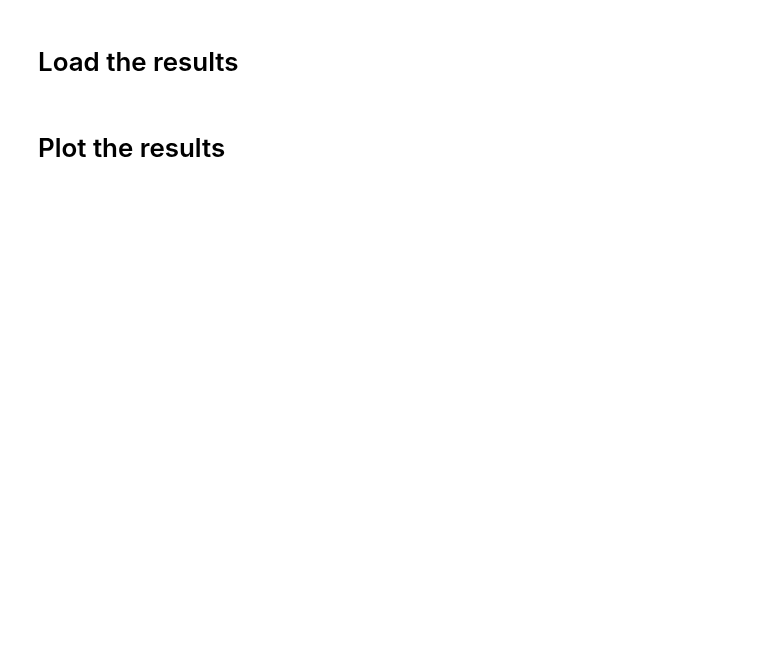
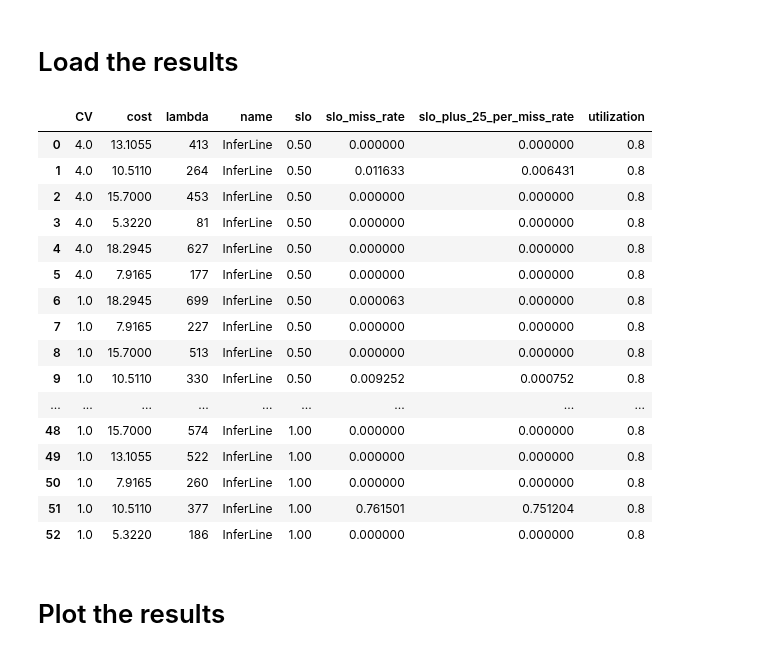
Before and after one commit to dcrankshaw/plots-model-comp-paper, a Jupyter notebook: plotting/system_comparison_plots_scratch.ipynb, the cells around one changed output. Drawn from its saved outputs; the diff is of its cells as text; code cells hidden in the pictures; blank space fills up the shorter version.

```diff
--- a/plotting/system_comparison_plots_scratch.ipynb
+++ b/plotting/system_comparison_plots_scratch.ipynb
@@ -21,5 +21,25 @@ df = system_comparison_plots.load_e2e_experiments()
 summary_fname = "results_summary.pkl"
 df.to_pickle(summary_fname)
 df = pd.read_pickle(summary_fname)
+# %%
+df
+# %% [output]
+|  | CV | cost | lambda | name | slo | slo_miss_rate | slo_plus_25_per_miss_rate | utilization |
+| 0 | 4.0 | 13.1055 | 413 | InferLine | 0.50 | 0.000000 | 0.000000 | 0.8 |
+| 1 | 4.0 | 10.5110 | 264 | InferLine | 0.50 | 0.011633 | 0.006431 | 0.8 |
+| 2 | 4.0 | 15.7000 | 453 | InferLine | 0.50 | 0.000000 | 0.000000 | 0.8 |
+| 3 | 4.0 | 5.3220 | 81 | InferLine | 0.50 | 0.000000 | 0.000000 | 0.8 |
+| 4 | 4.0 | 18.2945 | 627 | InferLine | 0.50 | 0.000000 | 0.000000 | 0.8 |
+| 5 | 4.0 | 7.9165 | 177 | InferLine | 0.50 | 0.000000 | 0.000000 | 0.8 |
+| 6 | 1.0 | 18.2945 | 699 | InferLine | 0.50 | 0.000063 | 0.000000 | 0.8 |
+| 7 | 1.0 | 7.9165 | 227 | InferLine | 0.50 | 0.000000 | 0.000000 | 0.8 |
+| 8 | 1.0 | 15.7000 | 513 | InferLine | 0.50 | 0.000000 | 0.000000 | 0.8 |
+| 9 | 1.0 | 10.5110 | 330 | InferLine | 0.50 | 0.009252 | 0.000752 | 0.8 |
+| ... | ... | ... | ... | ... | ... | ... | ... | ... |
+| 48 | 1.0 | 15.7000 | 574 | InferLine | 1.00 | 0.000000 | 0.000000 | 0.8 |
+| 49 | 1.0 | 13.1055 | 522 | InferLine | 1.00 | 0.000000 | 0.000000 | 0.8 |
+| 50 | 1.0 | 7.9165 | 260 | InferLine | 1.00 | 0.000000 | 0.000000 | 0.8 |
+| 51 | 1.0 | 10.5110 | 377 | InferLine | 1.00 | 0.761501 | 0.751204 | 0.8 |
+| 52 | 1.0 | 5.3220 | 186 | InferLine | 1.00 | 0.000000 | 0.000000 | 0.8 |
 # %% [markdown]
 # Plot the results
```
Also changed, not shown: parts of 3 cells of this notebook, 5 other files.
